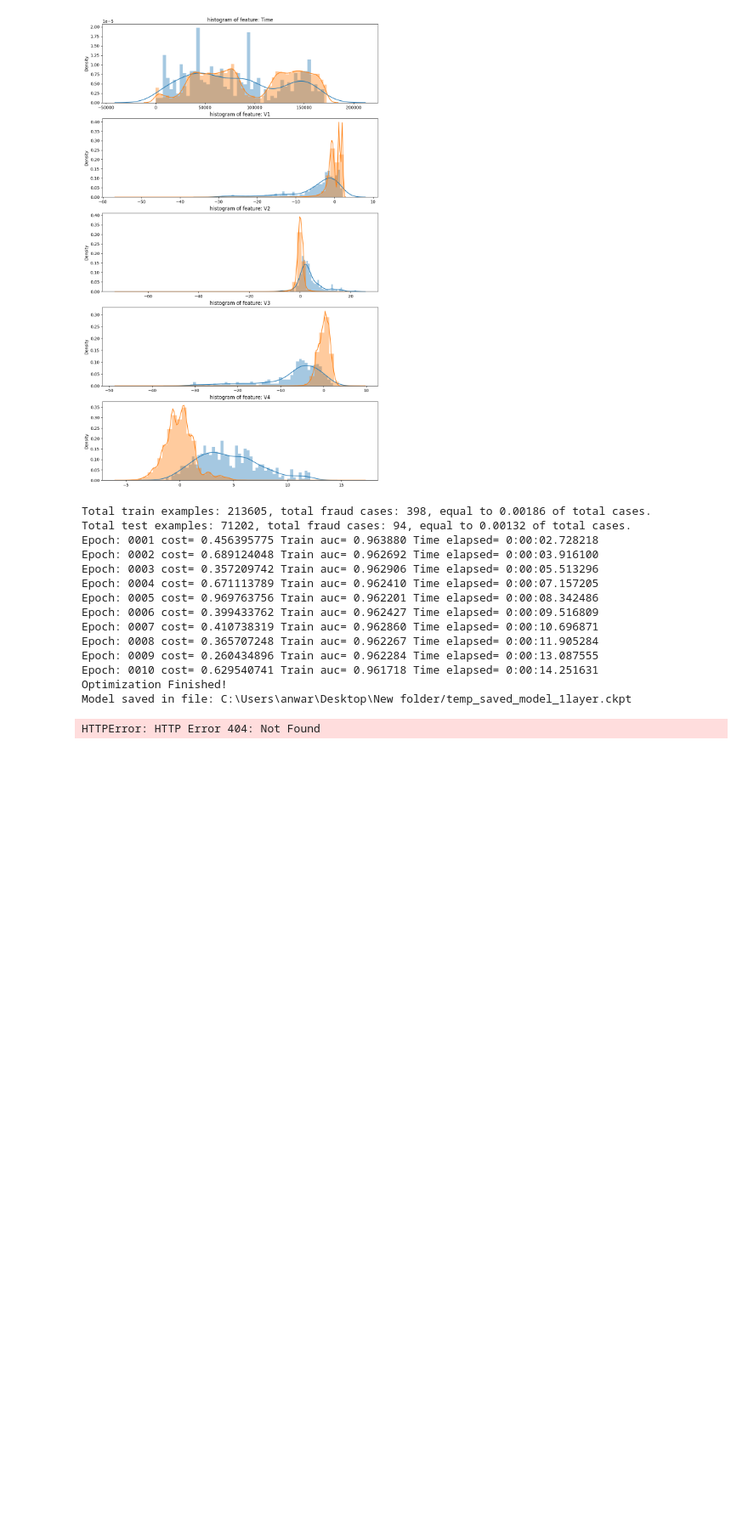
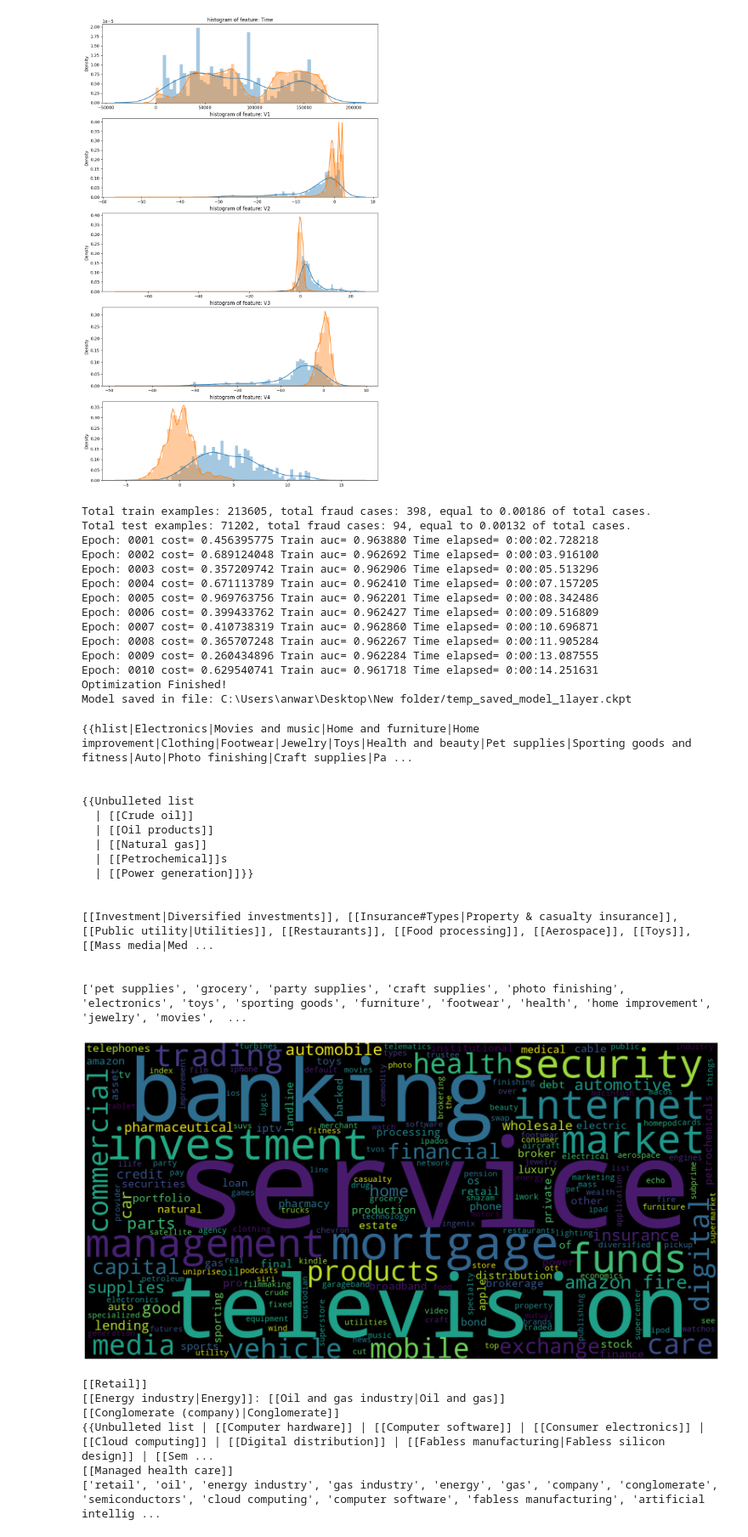
Before and after one commit to MdAnwar2004/Deep-Learning, a Jupyter notebook: Deep_Learning.ipynb, the cells around one changed output. Shown at 85% size. Cells and saved outputs as stored; diff of their text form; code cells hidden in the pictures; blank space fills up the shorter version.

```diff
--- a/Deep_Learning.ipynb
+++ b/Deep_Learning.ipynb
@@ -1451,10 +1451,10 @@ from wordcloud import WordCloud
 import matplotlib.pyplot as plt
 plt.style.use('ggplot')
 import urllib.request
-url = 'https://raw.githubusercontent.com/MonashDataFluency/python-webscraping/master/data/infoboxes.json'
+url = 'https://raw.githubusercontent.com/MonashDataFluency/python-web-scraping/master/data/infoboxes.json'
 urllib.request.urlretrieve(url, 'infoboxes.json')
 with open('infoboxes.json', 'r') as file:
- wiki_data = json.load(file)
+  wiki_data = json.load(file)
 wiki_data[0]
 for i in range(0,3):
  print(wiki_data[i]['products'])
@@ -1503,31 +1503,54 @@ for i in range(0,len(wiki_data)):
   regex1 = re.compile('([\d\.]+)')
   regex2 = re.compile('(billion|trillion)')
   assets = []
 for i, x in enumerate(wiki_data):
   y = x['assets'] # get assets
   z = regex1.findall(y)[0] # extract assets
   unit = regex2.findall(y)[0] # extract the unit
   asset = float(z) # convert to the numeric
   data[i]['assets'] = str(asset) + ' ' + unit # add to data
   # add to list of assets
   assets.append({'company' : x['company_name'], 'value' : asset, 'unit' : unit})
 assets
 for i, asset in enumerate(assets):
   if asset['unit'] == 'trillion':
     assets[i]['value'] = asset['value'] * 1000
     assets[i]['unit'] = 'billion'
 df_assets = pd.DataFrame(assets)
 df_assets
 ax = df_assets.plot(kind='bar', title ="Assets from the Top 20 Companies on Fortune 500",color='skyblue',figsize=(15, 10), legend=True, fontsize=12)
 ax.set_xticklabels(df_assets.company)
 ax.set_xlabel("Company Name", fontsize=12)
 ax.set_ylabel("Assets (in Billions)", fontsize=12)
 plt.show()
 df_wiki = pd.DataFrame(data)
 df_wiki.head()
+url = 'https://raw.githubusercontent.com/MonashDataFluency/python-web-scraping/master/data/fortune_500_companies.csv'
+urllib.request.urlretrieve(url, 'fortune_500_companies.csv')
 df = pd.read_csv('fortune_500_companies.csv', nrows=20)
 df = pd.concat([df, df_wiki], axis=1)
 df
 df.to_csv('top_20_companies.csv', index=False)
 # %% [output]
-HTTPError: HTTP Error 404: Not Found
+{{hlist|Electronics|Movies and music|Home and furniture|Home improvement|Clothing|Footwear|Jewelry|Toys|Health and beauty|Pet supplies|Sporting goods and fitness|Auto|Photo finishing|Craft supplies|Pa ...
+
+
+{{Unbulleted list
+  | [[Crude oil]]
+  | [[Oil products]]
+  | [[Natural gas]]
+  | [[Petrochemical]]s
+  | [[Power generation]]}}
+
+
+[[Investment|Diversified investments]], [[Insurance#Types|Property & casualty insurance]], [[Public utility|Utilities]], [[Restaurants]], [[Food processing]], [[Aerospace]], [[Toys]], [[Mass media|Med ...
+
+
+['pet supplies', 'grocery', 'party supplies', 'craft supplies', 'photo finishing', 'electronics', 'toys', 'sporting goods', 'furniture', 'footwear', 'health', 'home improvement', 'jewelry', 'movies',  ...
+[figure, added]
+[[Retail]]
+[[Energy industry|Energy]]: [[Oil and gas industry|Oil and gas]]
+[[Conglomerate (company)|Conglomerate]]
+{{Unbulleted list | [[Computer hardware]] | [[Computer software]] | [[Consumer electronics]] | [[Cloud computing]] | [[Digital distribution]] | [[Fabless manufacturing|Fabless silicon design]] | [[Sem ...
+[[Managed health care]]
+['retail', 'oil', 'energy industry', 'gas industry', 'energy', 'gas', 'company', 'conglomerate', 'semiconductors', 'cloud computing', 'computer software', 'fabless manufacturing', 'artificial intellig ...
```
Also changed, not shown: parts of 3 cells of this notebook.
